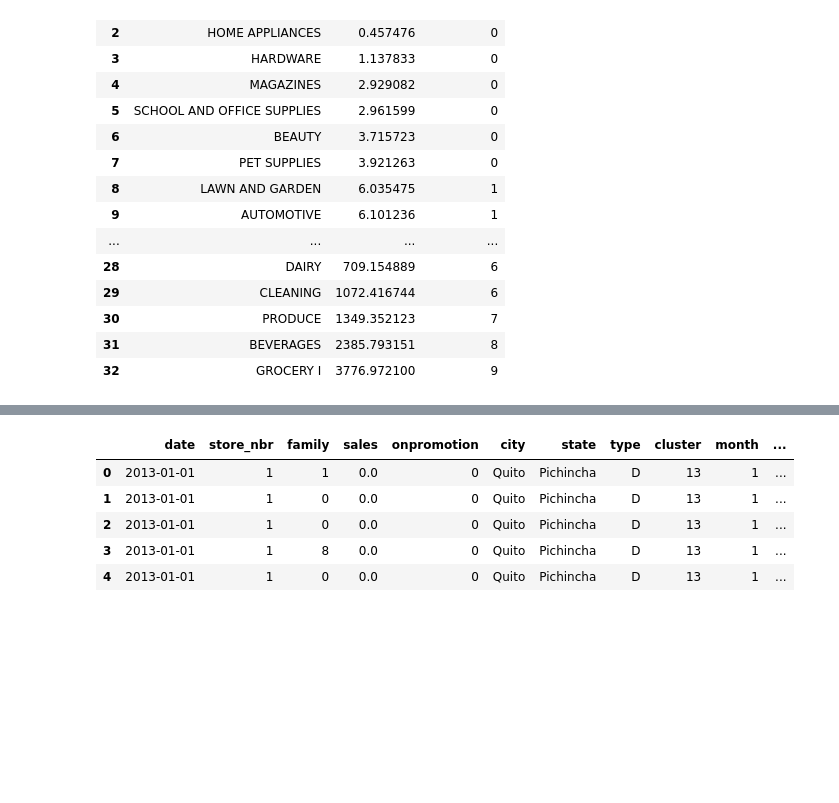
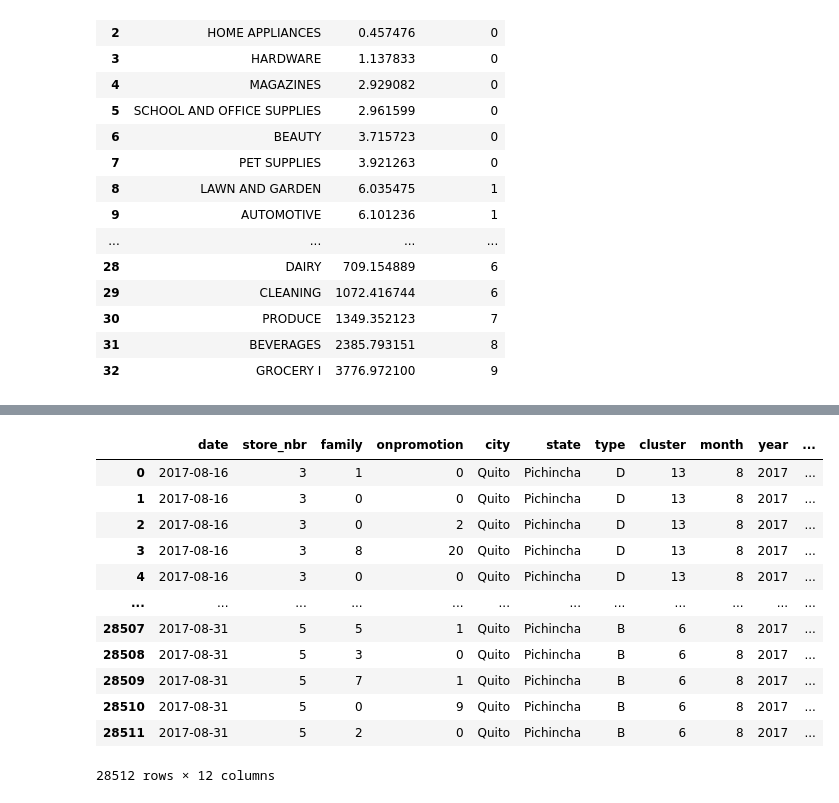
Before and after one commit to mtkrahling/-kaggle_projects, a Jupyter notebook: sales-forecasting_v1_inprog.ipynb, the cells around one changed output, grey strips where cells are left out. Drawn from its saved outputs; the diff is of its cells as text; code cells hidden in the pictures; blank space fills up the shorter version.

```diff
--- a/sales-forecasting_v1_inprog.ipynb
+++ b/sales-forecasting_v1_inprog.ipynb
@@ -279,6 +282,7 @@ avg_sales_by_family
 # %%
 family_cat_dict = dict(zip(avg_sales_by_family['family'], avg_sales_by_family['family_cat']))
 train_df["family"] = train_df['family'].map(family_cat_dict)
+test_df["family"] = test_df["family"].map(family_cat_dict)
 # %%
 train_df.sample(15)
 # %% [output]
@@ -310,12 +314,20 @@ def create_features(df_):
     return df
 # %%
 train_df_ = create_features(train_df)
+test_df = create_features(test_df)
-# %%
-train_df_.head()
-# %% [output]
-|  | date | store_nbr | family | sales | onpromotion | city | state | type | cluster | month | ... |
-| 0 | 2013-01-01 | 1 | 1 | 0.0 | 0 | Quito | Pichincha | D | 13 | 1 | ... |
-| 1 | 2013-01-01 | 1 | 0 | 0.0 | 0 | Quito | Pichincha | D | 13 | 1 | ... |
-| 2 | 2013-01-01 | 1 | 0 | 0.0 | 0 | Quito | Pichincha | D | 13 | 1 | ... |
-| 3 | 2013-01-01 | 1 | 8 | 0.0 | 0 | Quito | Pichincha | D | 13 | 1 | ... |
-| 4 | 2013-01-01 | 1 | 0 | 0.0 | 0 | Quito | Pichincha | D | 13 | 1 | ... |
+# %%
+test_df
+# %% [output]
+|  | date | store_nbr | family | onpromotion | city | state | type | cluster | month | year | ... |
+| 0 | 2017-08-16 | 3 | 1 | 0 | Quito | Pichincha | D | 13 | 8 | 2017 | ... |
+| 1 | 2017-08-16 | 3 | 0 | 0 | Quito | Pichincha | D | 13 | 8 | 2017 | ... |
+| 2 | 2017-08-16 | 3 | 0 | 2 | Quito | Pichincha | D | 13 | 8 | 2017 | ... |
+| 3 | 2017-08-16 | 3 | 8 | 20 | Quito | Pichincha | D | 13 | 8 | 2017 | ... |
+| 4 | 2017-08-16 | 3 | 0 | 0 | Quito | Pichincha | D | 13 | 8 | 2017 | ... |
+| ... | ... | ... | ... | ... | ... | ... | ... | ... | ... | ... | ... |
+| 28507 | 2017-08-31 | 5 | 5 | 1 | Quito | Pichincha | B | 6 | 8 | 2017 | ... |
+| 28508 | 2017-08-31 | 5 | 3 | 0 | Quito | Pichincha | B | 6 | 8 | 2017 | ... |
+| 28509 | 2017-08-31 | 5 | 7 | 1 | Quito | Pichincha | B | 6 | 8 | 2017 | ... |
+| 28510 | 2017-08-31 | 5 | 0 | 9 | Quito | Pichincha | B | 6 | 8 | 2017 | ... |
+| 28511 | 2017-08-31 | 5 | 2 | 0 | Quito | Pichincha | B | 6 | 8 | 2017 | ... |
+28512 rows × 12 columns
```
Also changed, not shown: parts of 13 cells of this notebook.
